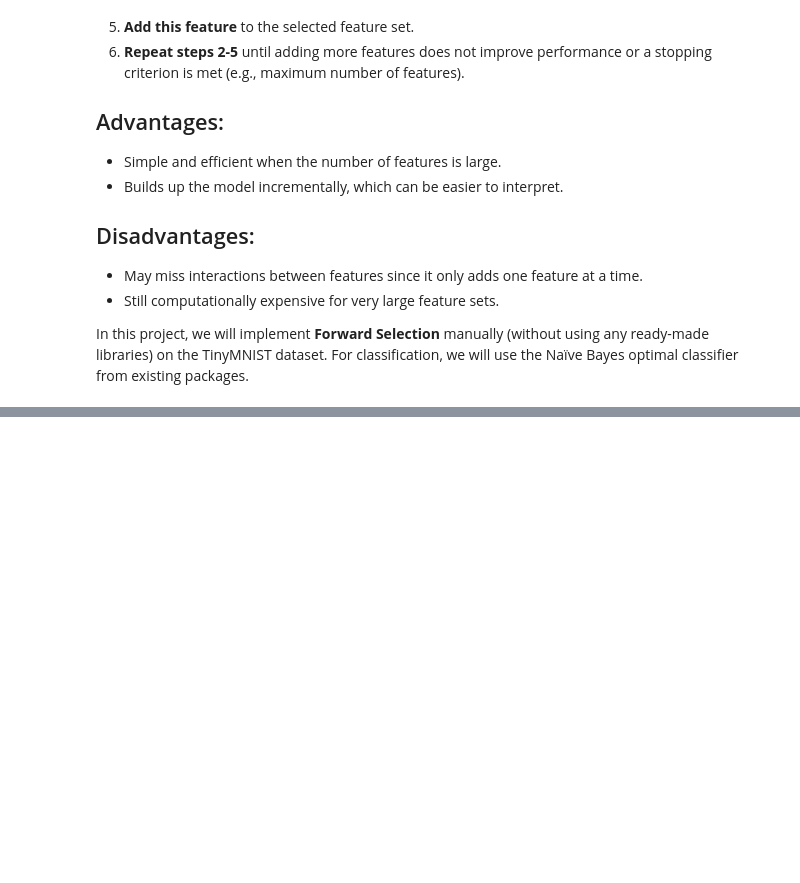
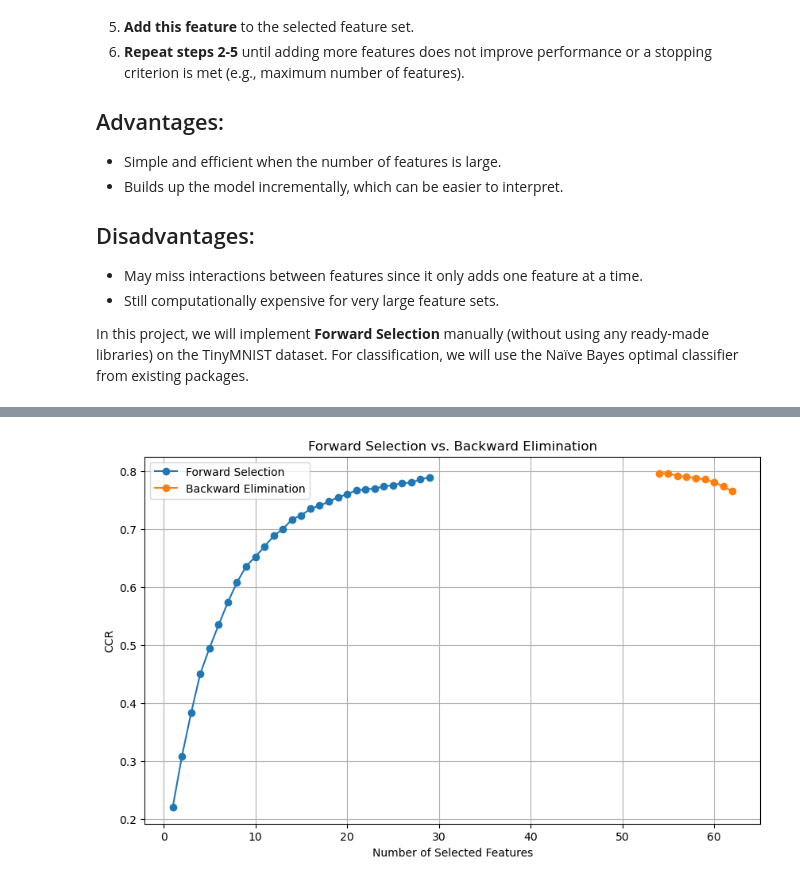
Before and after one commit to mjmousavi97/MachinLearning-TehranUni-2024, a Jupyter notebook: Projects/07 pro/src/main.ipynb, the cells around one changed output, grey strips where cells are left out. Saved outputs shown, nothing was run; the diff lists cells and outputs as text; code cells hidden in the pictures; blank space fills up the shorter version.

```diff
--- a/Projects/07 pro/src/main.ipynb
+++ b/Projects/07 pro/src/main.ipynb
@@ -131,0 +203,12 @@ In this project, we will implement **Forward Selection** manually (without using
+# %%
+plt.figure(figsize=(10, 6))
+plt.plot(range(1, len(forward_accuracies) + 1), forward_accuracies, marker='o', label='Forward Selection')
+plt.plot(num_features, backward_accuracies, marker='o', label='Backward Elimination')
+plt.xlabel('Number of Selected Features')
+plt.ylabel('CCR')
+plt.title('Forward Selection vs. Backward Elimination')
+plt.legend()
+plt.grid()
+plt.show()
+# %% [output]
+[figure, added]
```
Also changed, not shown: parts of 6 cells of this notebook.
